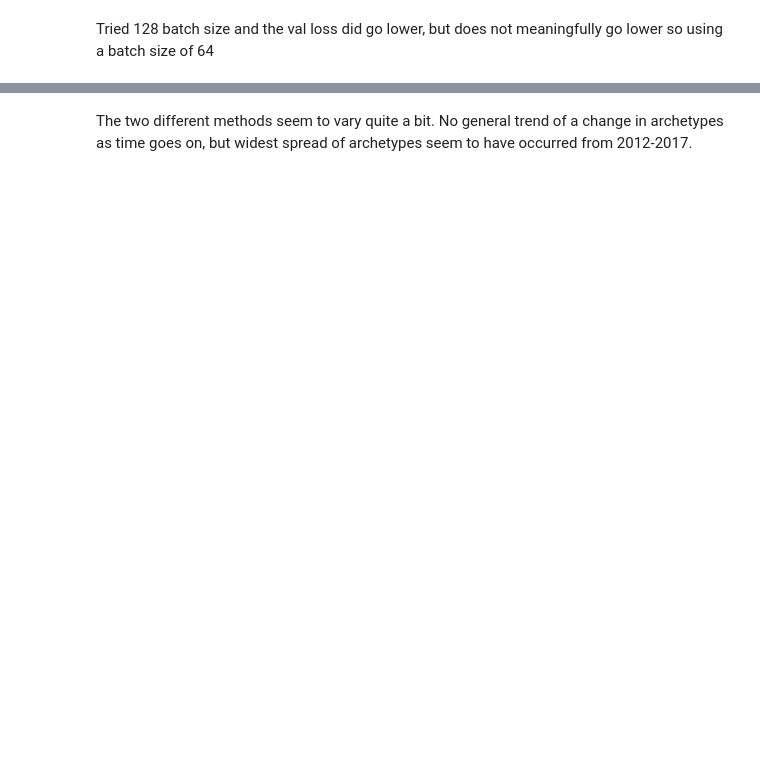
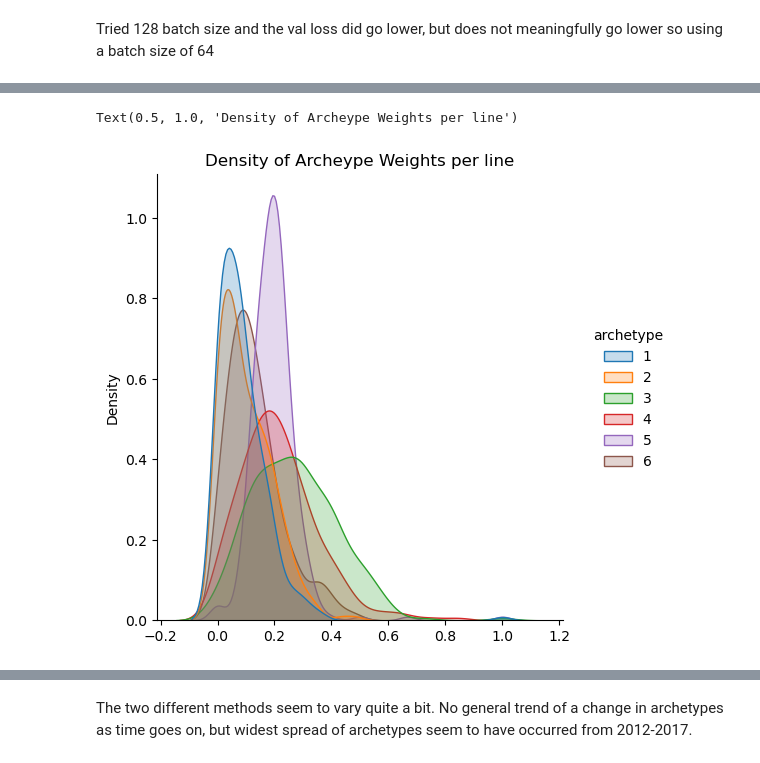
Before and after one commit to giaari15/bladee_personas, a Jupyter notebook: lyrics.ipynb, the cells around one changed output, grey strips where cells are left out. Cells and saved outputs as stored; diff of their text form; code cells hidden in the pictures; blank space fills up the shorter version.

```diff
--- a/lyrics.ipynb
+++ b/lyrics.ipynb
@@ -601,3 +592,10 @@ Text(0.5, 1.0, 'Archetypes across albums (Featured Artists)')
+# %%
+ae_f = ae_freq.iloc[:, :-1]
+sns.displot(data=ae_f, kind='kde', fill=True)
+plt.title("Density of Archeype Weights per line")
+# %% [output]
+Text(0.5, 1.0, 'Density of Archeype Weights per line')
+[figure, added]
 # %%
 # reset index and makign song_id a column
 ae_sorted['song_id'] = ae_sorted.index
```
Also changed, not shown: parts of 25 cells of this notebook.
